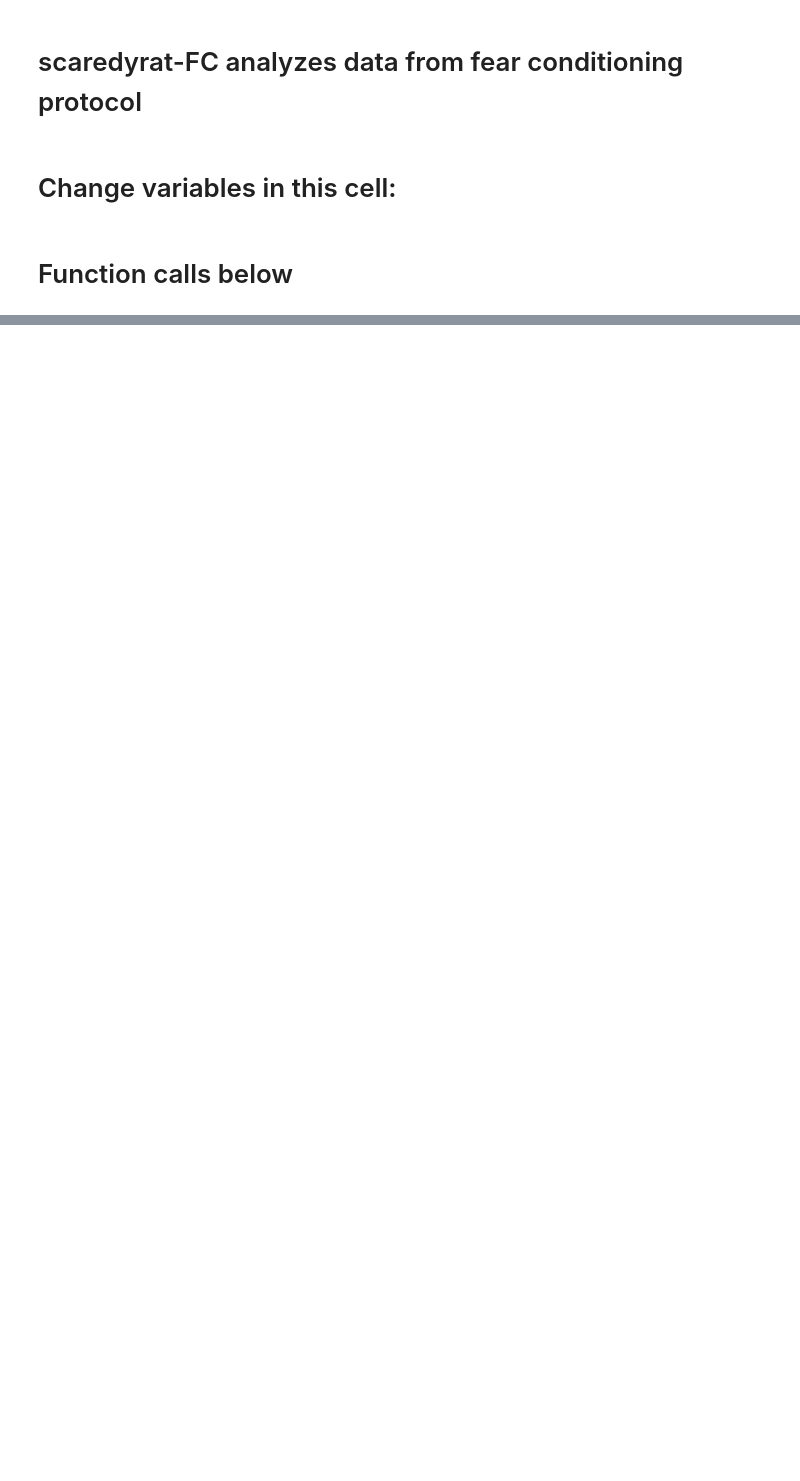
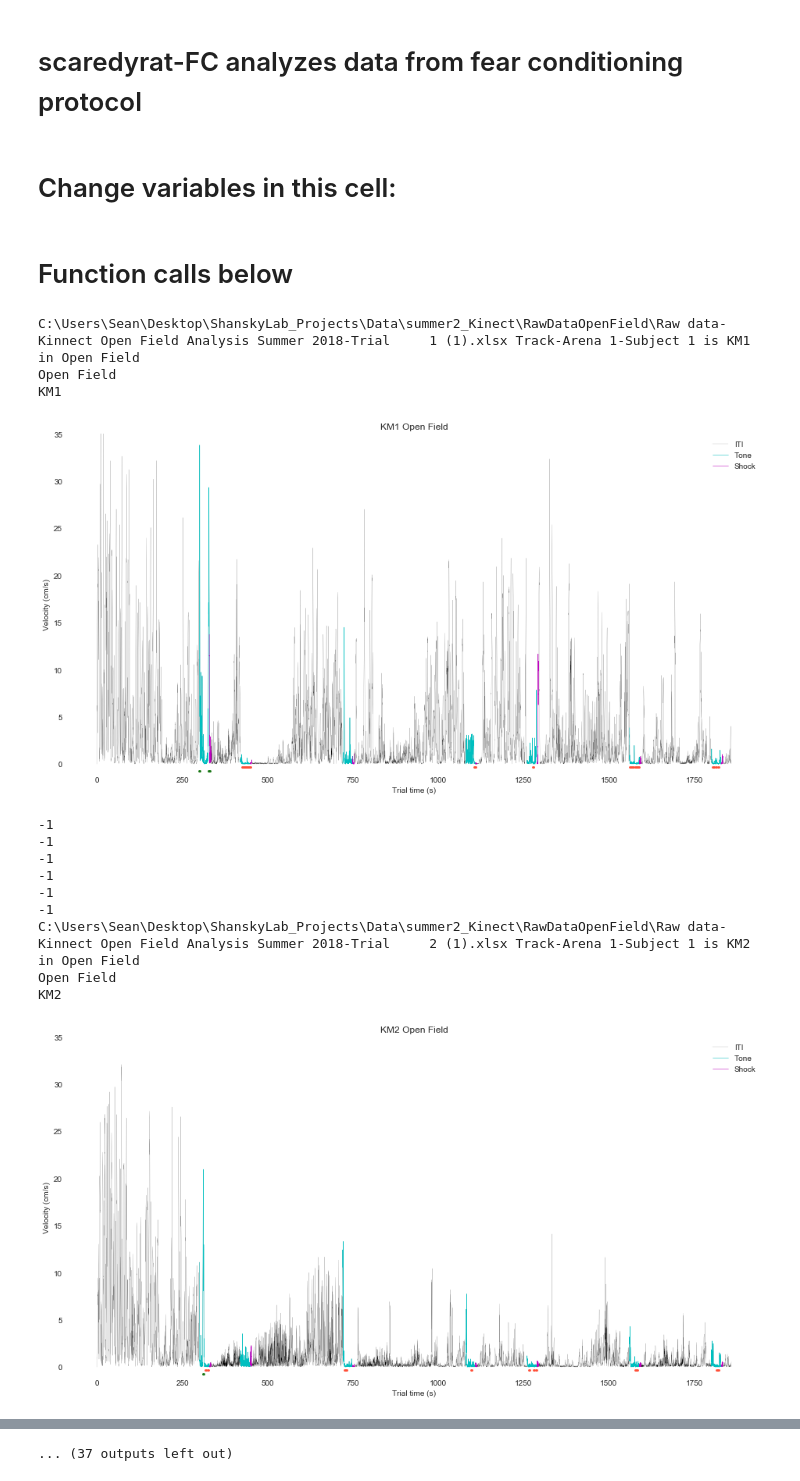
Before and after one commit to trettels/ScaredyRat, a Jupyter notebook: scaredyrat-GEN.ipynb, the cells around one changed output, grey strips where cells are left out. Saved outputs shown, nothing was run; the diff lists cells and outputs as text; code cells hidden in the pictures; blank space fills up the shorter version.

Commit message:
Add open field
Added open field condition from summer 2 Kinect project

```diff
--- a/scaredyrat-GEN.ipynb
+++ b/scaredyrat-GEN.ipynb
@@ -19,9 +19,9 @@ import scaredyrattools as sr
 # %% [markdown]
 # Change variables in this cell:
 # %%
-inpath = r'C:\Users\Sean\Desktop\ShanskyLab_Projects\TestData\Summer_1_Darting_2018'
+inpath = r'C:\Users\Sean\Desktop\ShanskyLab_Projects\Data\summer2_Kinect\RawDataOpenField'
 
-outpath = r'C:\Users\Sean\Desktop\ShanskyLab_Projects\TestData\Summer_1_Darting_2018\SR_OUT'
+outpath = r'C:\Users\Sean\Desktop\ShanskyLab_Projects\Data\summer2_Kinect\RawDataOpenField\SR_OUT'
 
 ## Search the inpath for files
 filelist = []
@@ -42,12 +42,16 @@ for file in filelist:
         print(ctx)
         print(ID)
         # Check the context, skipping if the file isn't an excel sheet or properly labeled
-        if(ID == "-1" or ID=="nan" or (isinstance(ID,float) and math.isnan(float(ID)))):
+        if(ID == "-1" or ID=="nan" or (isinstance(ID,float) and math.isnan(float(ID)))or (isinstance(ID,int) and ID==-1)):
             continue
         elif(ctx == "Fear Conditioning"):
             trialType = 'FC'
             trialTypeFull = 'Fear Conditioning'
             ntones=12
+        elif(ctx == "Open Field"):
+            trialType = 'OF'
+            trialTypeFull = 'Open Field'
+            ntones=7
         elif(ctx == "Extinction Learning"):
             trialType = 'ext'
             trialTypeFull = 'Extinction Learning'
@@ -56,6 +60,9 @@ for file in filelist:
             trialType = "extRet"
             trialTypeFull = 'Extinction Retrieval'
             ntones=3
+        else:
+            print('\nUnknown Context')
+            continue
 
         ## use scaredyrattools function to find where each epoch is
         baseline = sr.find_baseline(anim)
@@ -175,30 +182,45 @@ for file in filelist:
         i = 1
         while i <= ntones:
             sresponse = sr.find_shock_vels(anim,i)
             line3, = plt.plot(sresponse,color='m',linewidth=0.5,label='Shock')
             i += 1
 
         # Loops through freezing bins, plots each below the x-axis
         for timebin in FTs:
             plt.plot([timebin[0],timebin[1]],[-0.3,-0.3],color='#ff4f38',linewidth=3)
 
         # Loops through darting bins, plots each below the x-axis
         for timebin in DTs:
             plt.plot([timebin[0],timebin[1]],[-0.7,-0.7],color='#167512',linewidth=3)
 
         plt.ylim(-1,35)
 
         sns.despine(left=True, bottom=True, right=True)
         plt.title(ID + " " + trialTypeFull)
         plt.legend(handles=[line1,line2,line3])
         plt.ylabel('Velocity (cm/s)')
         plt.xlabel('Trial time (s)')
 
         ## define where to save the fig
         fname = outpath + '/' + trialType + '-plot-{}'
         fname = fname.format(ID)
 
         plt.savefig(fname, dpi=300)
 
         plt.show()
         plt.close()
+# %% [output]
+C:\Users\Sean\Desktop\ShanskyLab_Projects\Data\summer2_Kinect\RawDataOpenField\Raw data-Kinnect Open Field Analysis Summer 2018-Trial     1 (1).xlsx Track-Arena 1-Subject 1 is KM1 in Open Field
+Open Field
+KM1
+[figure, added]
+-1
+-1
+-1
+-1
+-1
+-1
+C:\Users\Sean\Desktop\ShanskyLab_Projects\Data\summer2_Kinect\RawDataOpenField\Raw data-Kinnect Open Field Analysis Summer 2018-Trial     2 (1).xlsx Track-Arena 1-Subject 1 is KM2 in Open Field
+Open Field
+KM2
+[figure, added]
@@ -204,0 +267 @@ for file in filelist:
+... (37 outputs left out)
```
Also changed, not shown: parts of 2 cells of this notebook, 2 other files.
